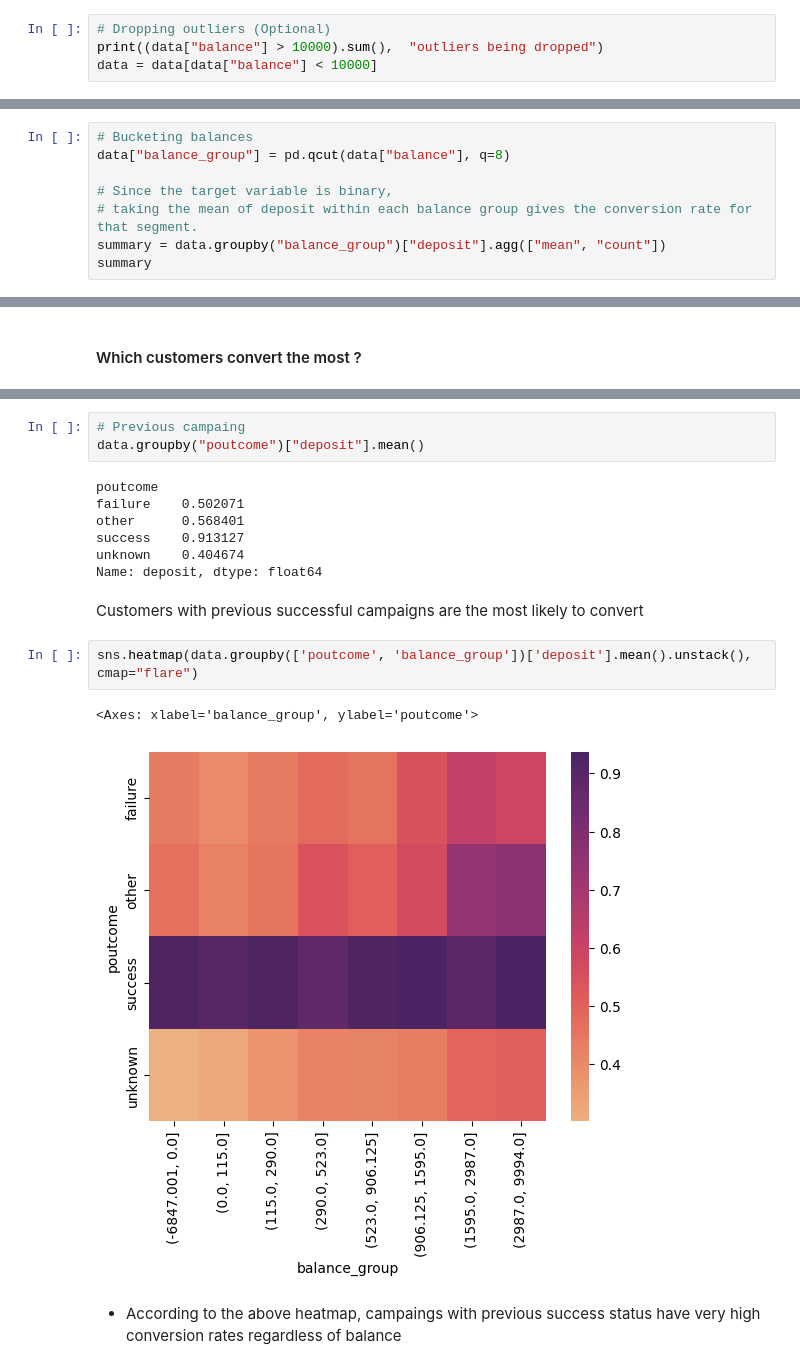
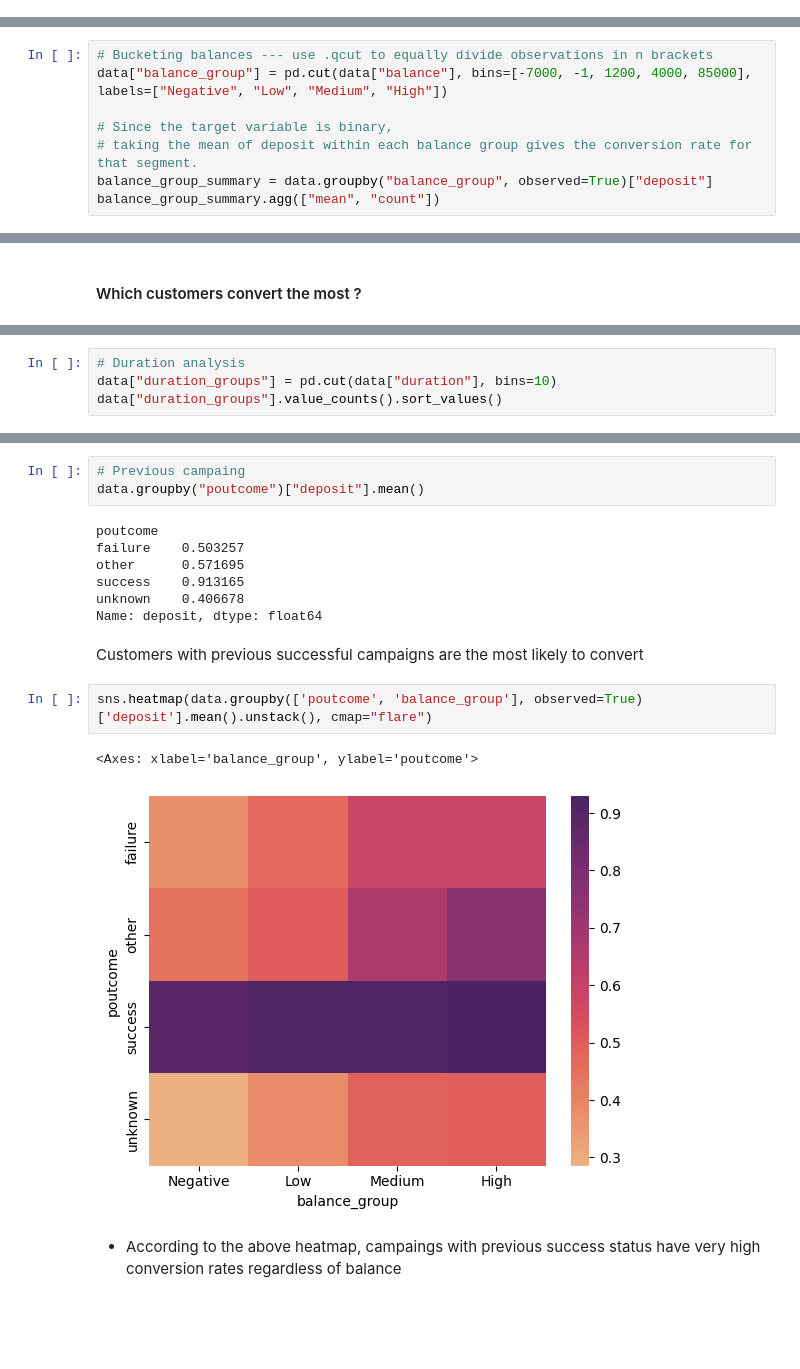
Before and after one commit to davprog9/Customer-Conversion-Prediction-and-Marketing-Optimization, a Jupyter notebook: Code/marketing.ipynb, the cells around one changed output, grey strips where cells are left out. Saved outputs shown, nothing was run; the diff lists cells and outputs as text; blank space fills up the shorter version.

```diff
--- a/Code/marketing.ipynb
+++ b/Code/marketing.ipynb
@@ -204,5 +203 @@ plt.show()
 [figure]
-# %%
-# Dropping outliers (Optional)
-print((data["balance"] > 10000).sum(),  "outliers being dropped")
-data = data[data["balance"] < 10000]
@@ -217,11 +221,11 @@ sns.histplot(data["balance"], log_scale=True)
 # %%
-# Bucketing balances
-data["balance_group"] = pd.qcut(data["balance"], q=8)
+# Bucketing balances --- use .qcut to equally divide observations in n brackets
+data["balance_group"] = pd.cut(data["balance"], bins=[-7000, -1, 1200, 4000, 85000], labels=["Negative", "Low", "Medium", "High"])
 
 # Since the target variable is binary,
 # taking the mean of deposit within each balance group gives the conversion rate for that segment.
-summary = data.groupby("balance_group")["deposit"].agg(["mean", "count"])
-summary
+balance_group_summary = data.groupby("balance_group", observed=True)["deposit"]
+balance_group_summary.agg(["mean", "count"])
 # %% [output]
 |  | mean | count |
 | balance_group |  |  |
@@ -305,0 +282,4 @@ Conversion based on a job and balance - tolerance > 60%
+# %%
+# Duration analysis
+data["duration_groups"] = pd.cut(data["duration"], bins=10)
+data["duration_groups"].value_counts().sort_values()
@@ -308,18 +324,18 @@ Conversion based on a job and balance - tolerance > 60%
 data.groupby("poutcome")["deposit"].mean()
 # %% [output]
 poutcome
-failure    0.502071
-other      0.568401
-success    0.913127
-unknown    0.404674
+failure    0.503257
+other      0.571695
+success    0.913165
+unknown    0.406678
 Name: deposit, dtype: float64
 # %% [markdown]
 Customers with previous successful campaigns are the most likely to convert
 # %%
-sns.heatmap(data.groupby(['poutcome', 'balance_group'])['deposit'].mean().unstack(), cmap="flare")
+sns.heatmap(data.groupby(['poutcome', 'balance_group'], observed=True)['deposit'].mean().unstack(), cmap="flare")
 # %% [output]
 <Axes: xlabel='balance_group', ylabel='poutcome'>
-[figure, old version]
+[figure, new version]
 # %% [markdown]
 * According to the above heatmap, campaings with previous success status have very high conversion rates regardless of balance
 # %%
```
Also changed, not shown: parts of 37 cells of this notebook.
